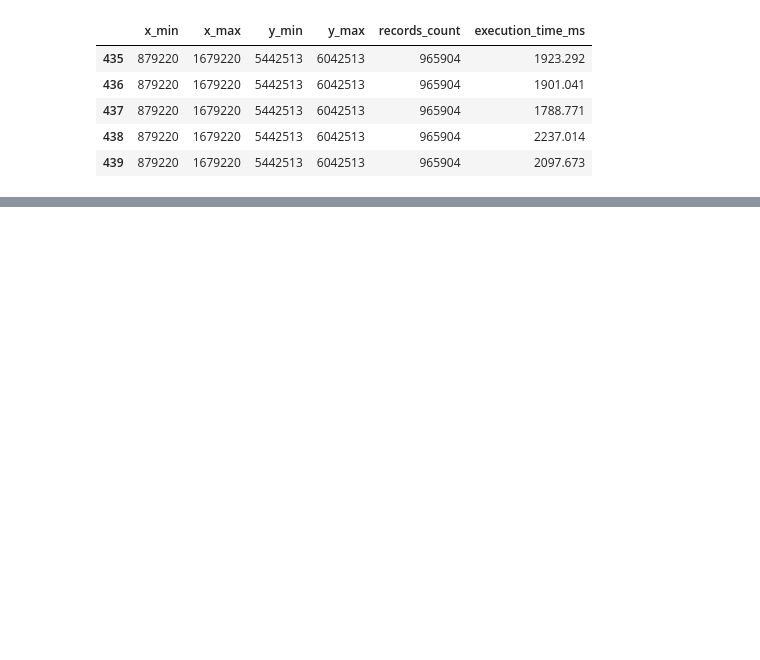
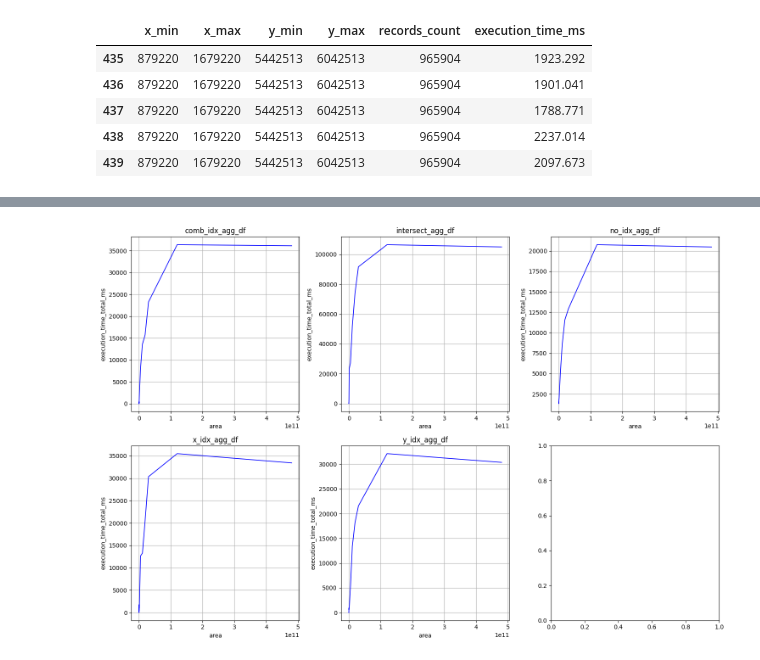
Before and after one commit to deyme17/SQLite_Index_benchmarks, a Jupyter notebook: results/results_analysis.ipynb, the cells around one changed output, grey strips where cells are left out. Cells and saved outputs as stored; diff of their text form; code cells hidden in the pictures; blank space fills up the shorter version.

```diff
--- a/results/results_analysis.ipynb
+++ b/results/results_analysis.ipynb
@@ -40,0 +134,9 @@ comb_idx_df.tail(5)
+# %%
+for df in agg_dfs_list:
+    df["area"] = (df["x_max"] - df["x_min"]) * (df["y_max"] - df["y_min"])
+
+plot_subplots(agg_dfs_list,
+              titles=agg_labels_list,
+              x="area", y="execution_time_total_ms")
+# %% [output]
+[figure, added]
```
Also changed, not shown: parts of 22 cells of this notebook.
